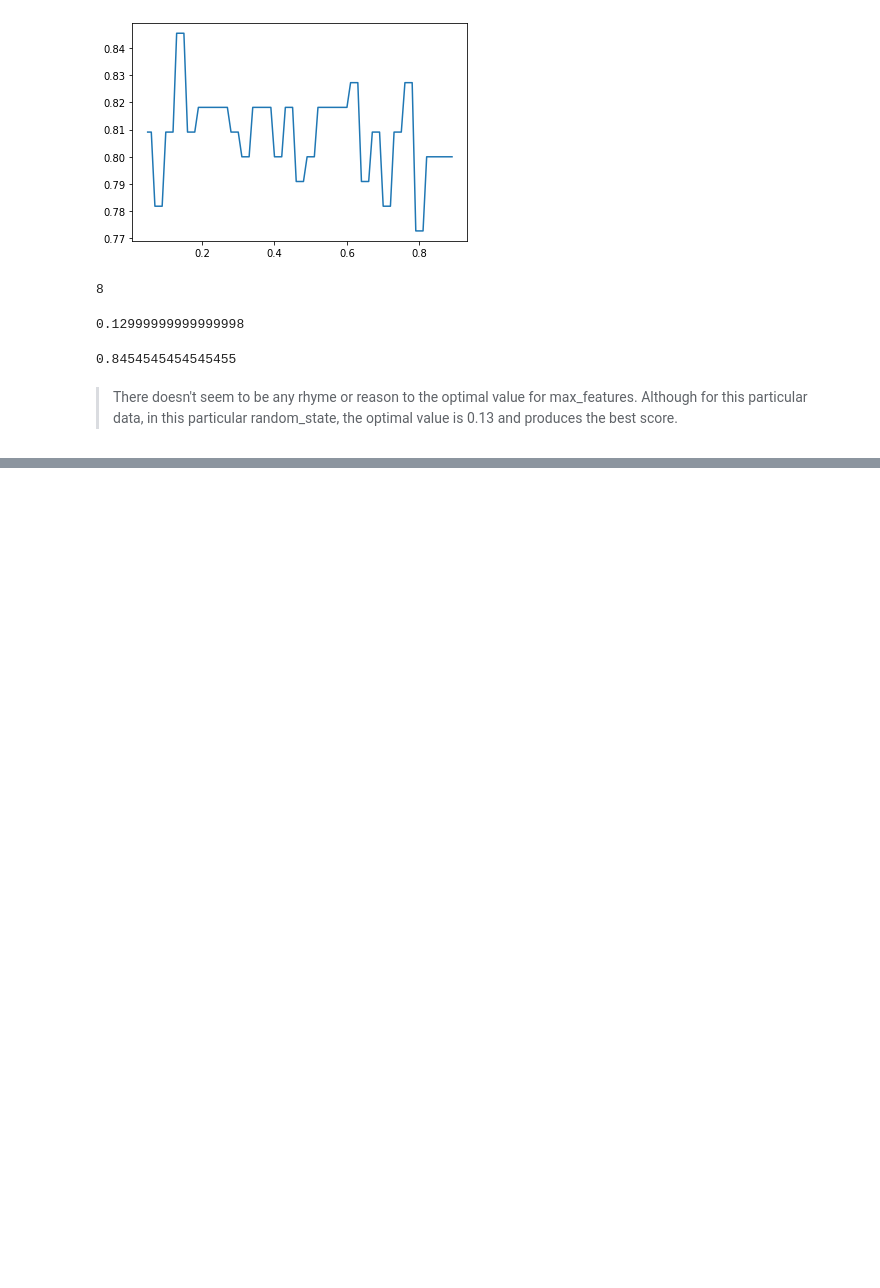
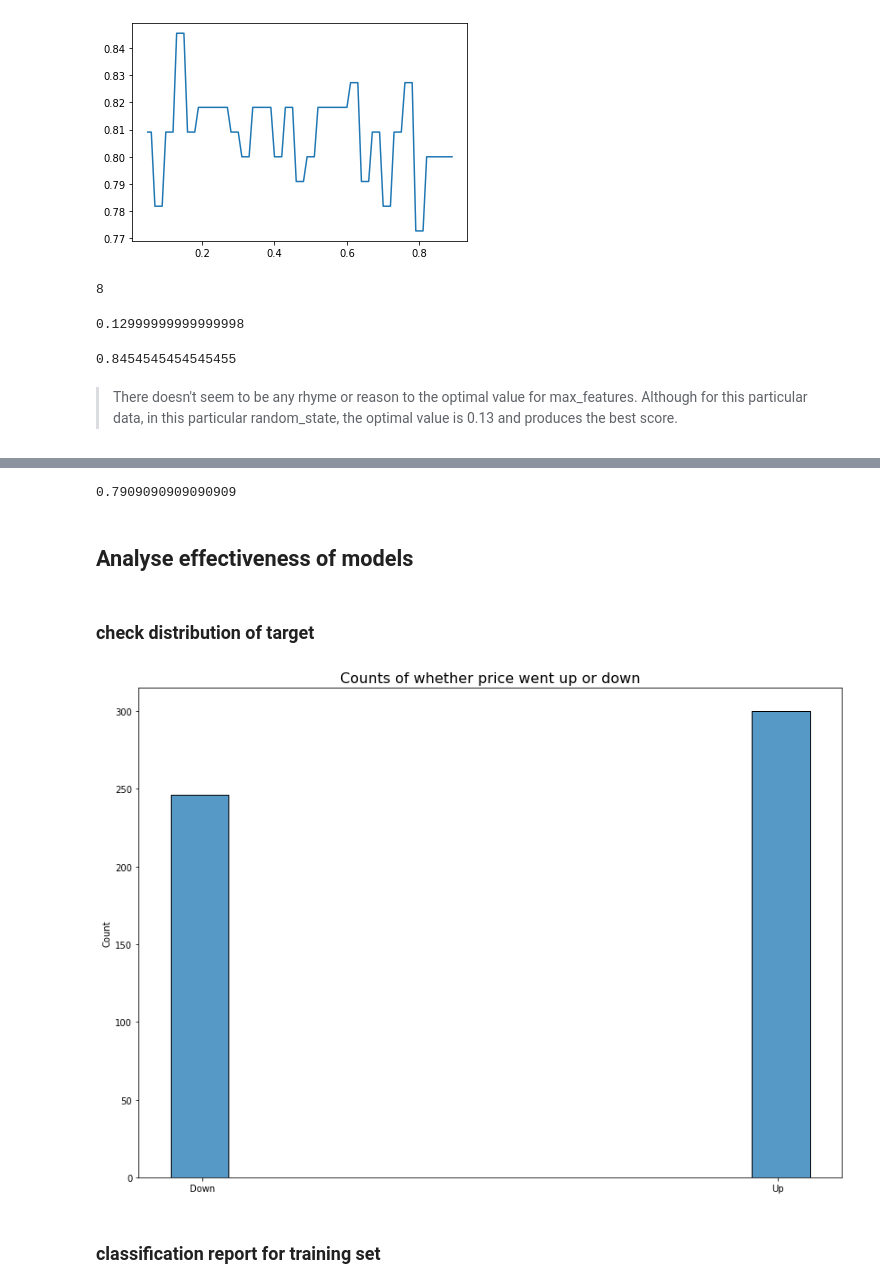
Before and after one commit to inherentspice/Polkadot-Price-Prediction, a Jupyter notebook: polkadot/creating_features_and_target.ipynb, the cells around one changed output, grey strips where cells are left out. Cells and saved outputs as stored; diff of their text form; code cells hidden in the pictures; blank space fills up the shorter version.

Commit message:
checked classification reports

```diff
--- a/polkadot/creating_features_and_target.ipynb
+++ b/polkadot/creating_features_and_target.ipynb
@@ -276,0 +270,17 @@ gb.score(X_test, y_test)
+# %%
+gb.score(X_test, y_test)
+# %% [output]
+0.7909090909090909
+# %% [markdown]
+## Analyse effectiveness of models
+# %% [markdown]
+### check distribution of target
+# %%
+plt.figure(figsize=(14,10))
+sns.histplot(y)
+plt.xticks(ticks=[0.05, 0.95], labels=['Down', 'Up'])
+plt.xlabel('')
+plt.title('Counts of whether price went up or down',
+         fontsize=16);
+# %% [output]
+[figure, added]
@@ -276,0 +293,2 @@ gb.score(X_test, y_test)
+# %% [markdown]
+### classification report for training set
```
Also changed, not shown: parts of 44 cells of this notebook.
